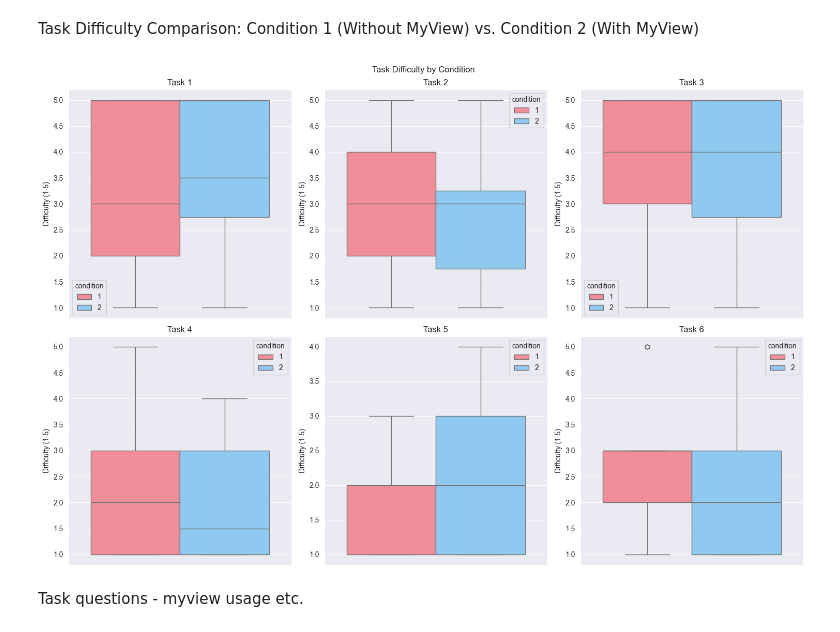
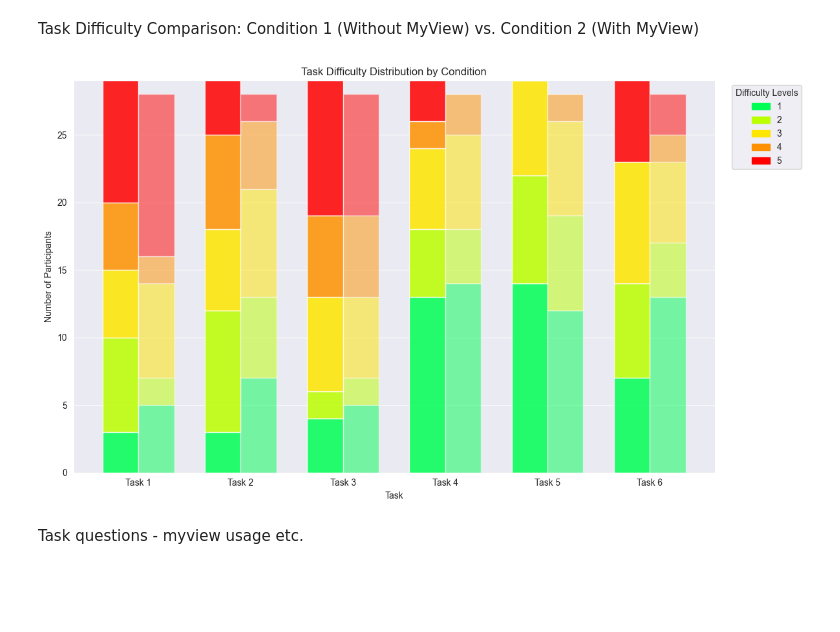
Before and after one commit to pinkstegosaurus99/plot_visualization, a Jupyter notebook: plotting.ipynb, the cells around one changed output. Saved outputs shown, nothing was run; the diff lists cells and outputs as text; code cells hidden in the pictures; blank space fills up the shorter version.

Commit message:
pretty difficulty diagram

```diff
--- a/plotting.ipynb
+++ b/plotting.ipynb
@@ -37,6 +37,7 @@ annotations_data = annotations_data[
 
 colours = [ "#ff7e8dff", "#7fccff", "#a7b3b9","#e2001a", "#0271bb", "#3b515b",  "#FFFFFF"]
 blue_colours = ["#0271bb", "#1b7fc1", "#4d9bcf", "#67a9d6", "#80b8dd", "#99c6e3", "#b3d4ea", "#cce2f1", "#e5f0f8", "#bbbbbb"]
+red_to_green_colours = [ "#00ff55", "#bbff00",  "#ffe600", "#ff9100", "#ff0000"]
 uhhpalette = sns.set_palette(sns.color_palette(colours))
 sns.set_style("darkgrid")
 # plt.figure(figsize=(8, 4))
@@ -1102,48 +1105,63 @@ Task Difficulty Comparison: Condition 1 (Without MyView) vs. Condition 2 (With M
 # %%
-fig, axes = plt.subplots(2, 3, figsize=(15, 10))
-fig.suptitle('Task Difficulty by Condition')
+# Task Difficulty Comparison With Stacked Bar Plots by Condition
 
-def clean_difficulty(data):
-    # If DataFrame → take first column
-    if isinstance(data, pd.DataFrame):
-        data = data.iloc[:, 0]
+# Convert difficulty strings to numeric 1-5 for all task difficulty columns
+def clean_difficulty(series):
+    return series.astype(str).str.extract(r'(\d)')[0].astype(float)
 
-    return data.astype(str).str.extract(r'(\d)')[0].astype(int)
+difficulty_cols = [
+    'task1_difficulty', 'task2_difficulty', 'task3_difficulty',
+    'task4_difficulty', 'task5_difficulty', 'task6_difficulty'
+]
 
-task1_difficulty_data = clean_difficulty(task1_difficulty_data)
-task2_difficulty_data = clean_difficulty(task2_difficulty_data)
-task3_difficulty_data = clean_difficulty(task3_difficulty_data)
-task4_difficulty_data = clean_difficulty(task4_difficulty_data)
-task5_difficulty_data = clean_difficulty(task5_difficulty_data)
-task6_difficulty_data = clean_difficulty(task6_difficulty_data)
+difficulty_points = [1, 2, 3, 4, 5]
 
-tasks = ['task1', 'task2', 'task3', 'task4', 'task5', 'task6']
-for i, task in enumerate(tasks):
-    row = i // 3
-    col = i % 3
-    if task == "task1":
+cond1_counts = []
+cond2_counts = []
 
-        difficulty_col = task1_difficulty_data
-    elif task == 'task6':
-        difficulty_col = task6_difficulty_data
-    elif task == 'task2':
-        difficulty_col = task2_difficulty_data
-    elif task == 'task3':
-        difficulty_col = task3_difficulty_data
-    elif task == 'task4':
-        difficulty_col = task4_difficulty_data
-    elif task == 'task5':
-        difficulty_col = task5_difficulty_data
-    sns.boxplot(data=full_data, hue='condition', y=difficulty_col, ax=axes[row, col], palette=colours[:2])
-    axes[row, col].set_title(f'Task {i+1}')
-    axes[row, col].set_ylabel('Difficulty (1-5)')
+for col in difficulty_cols:
+    col_c1 = clean_difficulty(condition1_data[col].dropna())
+    col_c2 = clean_difficulty(condition2_data[col].dropna())
+
+    cond1_counts.append([ (col_c1 == lvl).sum() for lvl in difficulty_points ])
+    cond2_counts.append([ (col_c2 == lvl).sum() for lvl in difficulty_points ])
+
+cond1_counts = np.array(cond1_counts).T  # shape 5 x 6
+cond2_counts = np.array(cond2_counts).T
+
+tasks = ['Task 1', 'Task 2', 'Task 3', 'Task 4', 'Task 5', 'Task 6']
+x = np.arange(len(tasks))
+width = 0.35
+
+# Plot room for both condition groups for each task
+plt.figure(figsize=(12, 7))
+
+bottom_c1 = np.zeros(len(tasks))
+bottom_c2 = np.zeros(len(tasks))
+
+for i, lvl in enumerate(difficulty_points):
+    color = red_to_green_colours[i]
+    plt.bar(x - width/2, cond1_counts[i], width, bottom=bottom_c1, color=color, edgecolor='white', label=f'C1 diff {lvl}' if i == 0 else None, alpha=0.85)
+    bottom_c1 += cond1_counts[i]
+
+    plt.bar(x + width/2, cond2_counts[i], width, bottom=bottom_c2, color=color, edgecolor='white', label=f'C2 diff {lvl}' if i == 0 else None, alpha=0.5)
+    bottom_c2 += cond2_counts[i]
+
+# Add legend for difficulty levels only (reuse colors)
+legend_handles = [plt.Rectangle((0,0),1,1, color=red_to_green_colours[i], edgecolor='black') for i in range(len(difficulty_points))]
+legend_labels = [f'{lvl}' for lvl in difficulty_points]
+plt.legend(legend_handles, legend_labels, title='Difficulty Levels', bbox_to_anchor=(1.02, 1), loc='upper left')
+
+plt.xticks(x, tasks)
+plt.ylabel('Number of Participants')
+plt.xlabel('Task')
+plt.title('Task Difficulty Distribution by Condition')
 
 plt.tight_layout()
-plt.savefig('images/task_difficulty_comparison.png', dpi=150)
-
+plt.savefig('images/task_difficulty_comparison_stacked.png', dpi=150)
 plt.show()
 # %% [output]
-[figure, old version]
+[figure, new version]
 # %% [markdown]
 Task questions - myview usage etc.
 # %%
```
Also changed, not shown: parts of 1 cell of this notebook.
